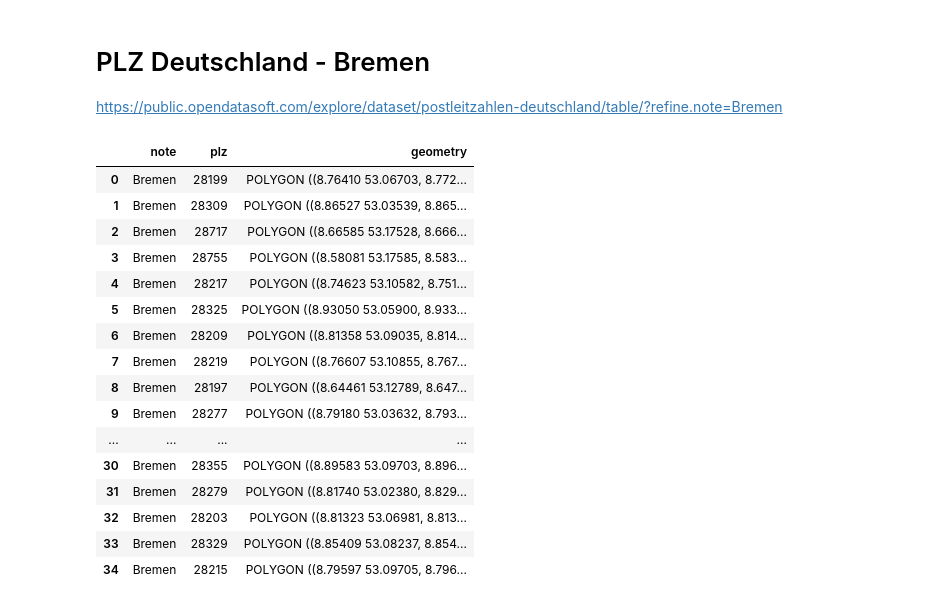
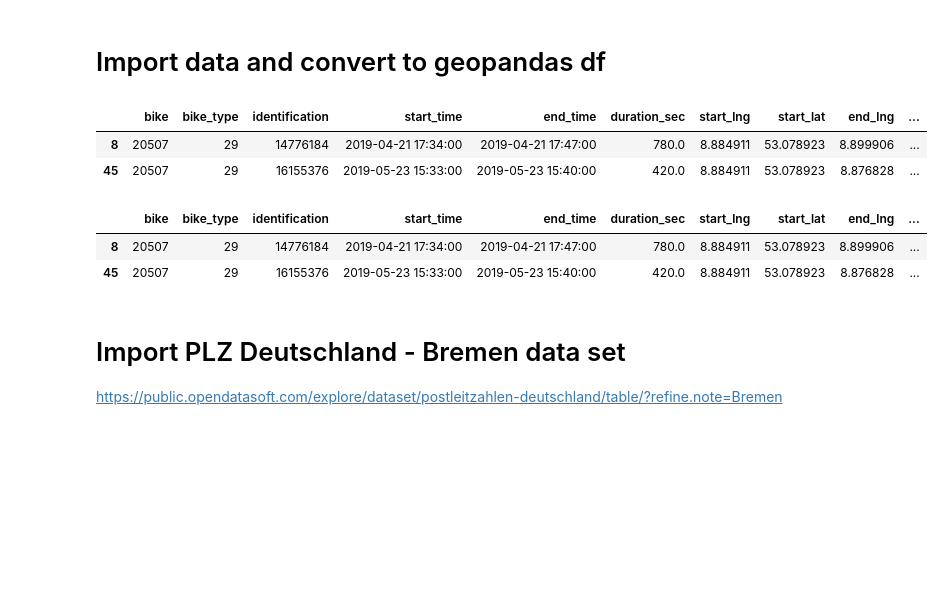
Before and after one commit to janiksudo/PDS_Project, a Jupyter notebook: notebooks/tim-visualize-started-trips-per-PLZ.ipynb, the cells around one changed output. Saved outputs shown, nothing was run; the diff lists cells and outputs as text; code cells hidden in the pictures; blank space fills up the shorter version.

Commit message:
#3 Calculated and visualized starts and ends for each PLZ area. Have to check why there is no difference between starts and ends.

```diff
--- a/notebooks/tim-visualize-started-trips-per-PLZ.ipynb
+++ b/notebooks/tim-visualize-started-trips-per-PLZ.ipynb
@@ -8,23 +9,24 @@ import geopandas
+# %% [markdown]
+# Import data and convert to geopandas df
+# %%
+trips = pd.read_csv('../data/processed/trips.csv')
+# %%
+trips = trips[(trips['start_lng'] != trips['end_lng']) | (trips['start_lat'] != trips['end_lat'])]
+# %%
+geo_trips_start = gpd.GeoDataFrame(trips, geometry=gpd.points_from_xy(trips.start_lng, trips.start_lat))
+# %%
+geo_trips_start.head(2)
+# %% [output]
+|  | bike | bike_type | identification | start_time | end_time | duration_sec | start_lng | start_lat | end_lng | ... |
+| 8 | 20507 | 29 | 14776184 | 2019-04-21 17:34:00 | 2019-04-21 17:47:00 | 780.0 | 8.884911 | 53.078923 | 8.899906 | ... |
+| 45 | 20507 | 29 | 16155376 | 2019-05-23 15:33:00 | 2019-05-23 15:40:00 | 420.0 | 8.884911 | 53.078923 | 8.876828 | ... |
+# %%
+geo_trips_end = gpd.GeoDataFrame(trips, geometry=gpd.points_from_xy(trips.end_lng, trips.end_lat))
+geo_trips_end.head(2)
+# %% [output]
+|  | bike | bike_type | identification | start_time | end_time | duration_sec | start_lng | start_lat | end_lng | ... |
+| 8 | 20507 | 29 | 14776184 | 2019-04-21 17:34:00 | 2019-04-21 17:47:00 | 780.0 | 8.884911 | 53.078923 | 8.899906 | ... |
+| 45 | 20507 | 29 | 16155376 | 2019-05-23 15:33:00 | 2019-05-23 15:40:00 | 420.0 | 8.884911 | 53.078923 | 8.876828 | ... |
 # %% [markdown]
-# PLZ Deutschland - Bremen
+# Import PLZ Deutschland - Bremen data set
 https://public.opendatasoft.com/explore/dataset/postleitzahlen-deutschland/table/?refine.note=Bremen
-# %%
-geopandas.read_file('/Users/timockenga/Downloads/postleitzahlen-deutschland.geojson')
-# %% [output]
-|  | note | plz | geometry |
-| 0 | Bremen | 28199 | POLYGON ((8.76410 53.06703, 8.772... |
-| 1 | Bremen | 28309 | POLYGON ((8.86527 53.03539, 8.865... |
-| 2 | Bremen | 28717 | POLYGON ((8.66585 53.17528, 8.666... |
-| 3 | Bremen | 28755 | POLYGON ((8.58081 53.17585, 8.583... |
-| 4 | Bremen | 28217 | POLYGON ((8.74623 53.10582, 8.751... |
-| 5 | Bremen | 28325 | POLYGON ((8.93050 53.05900, 8.933... |
-| 6 | Bremen | 28209 | POLYGON ((8.81358 53.09035, 8.814... |
-| 7 | Bremen | 28219 | POLYGON ((8.76607 53.10855, 8.767... |
-| 8 | Bremen | 28197 | POLYGON ((8.64461 53.12789, 8.647... |
-| 9 | Bremen | 28277 | POLYGON ((8.79180 53.03632, 8.793... |
-| ... | ... | ... | ... |
-| 30 | Bremen | 28355 | POLYGON ((8.89583 53.09703, 8.896... |
-| 31 | Bremen | 28279 | POLYGON ((8.81740 53.02380, 8.829... |
-| 32 | Bremen | 28203 | POLYGON ((8.81323 53.06981, 8.813... |
-| 33 | Bremen | 28329 | POLYGON ((8.85409 53.08237, 8.854... |
-| 34 | Bremen | 28215 | POLYGON ((8.79597 53.09705, 8.796... |
```
Also changed, not shown: parts of 26 cells of this notebook, 4 other files.
